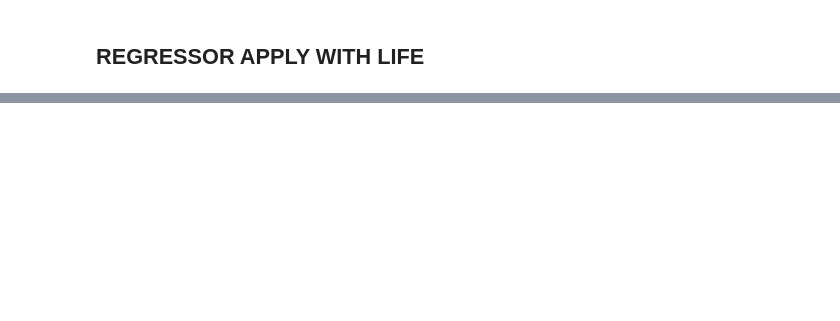
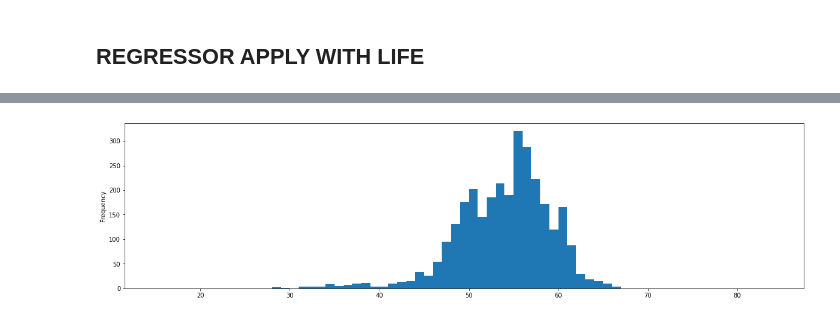
Before and after one commit to wesferr/AHBS, a Jupyter notebook: curves-modules/Analisys.ipynb, the cells around one changed output, grey strips where cells are left out. Saved outputs shown, nothing was run; the diff lists cells and outputs as text; code cells hidden in the pictures; blank space fills up the shorter version.

```diff
--- a/curves-modules/Analisys.ipynb
+++ b/curves-modules/Analisys.ipynb
@@ -409,0 +421,4 @@ applier(life_female, life_female_age, my_female, (40,80))
+# %%
+my_female_age = applier(female_collection, female_collection_age, my_female)
+# %% [output]
+[figure, added]
```
Also changed, not shown: parts of 16 cells of this notebook.
